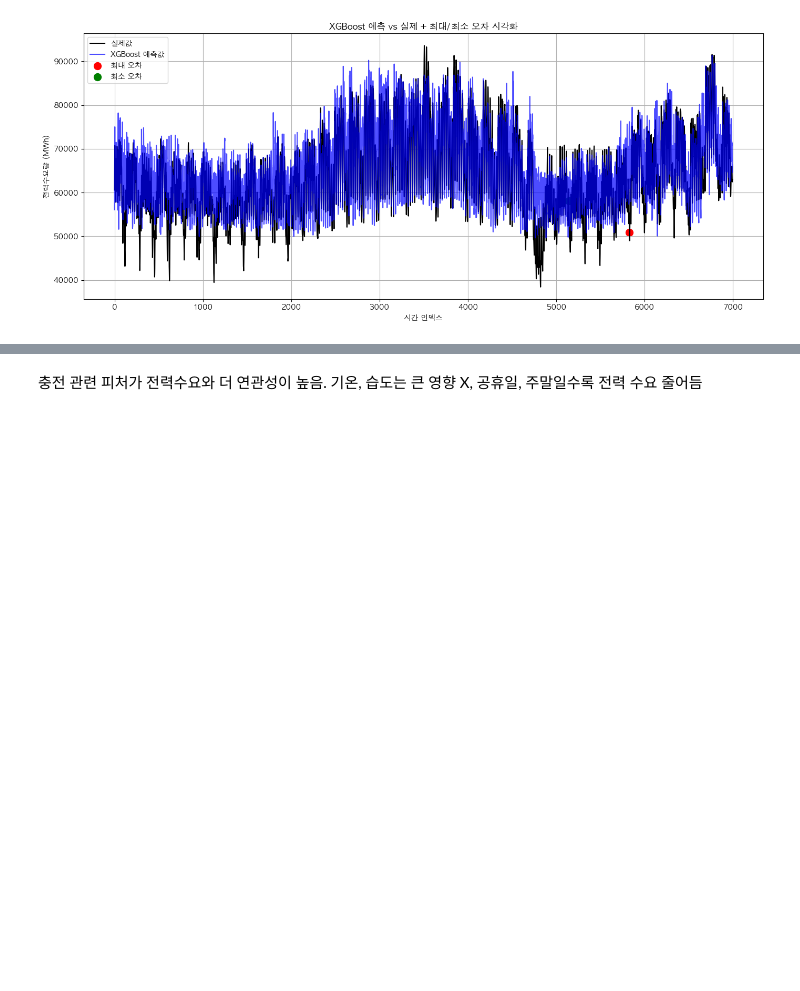
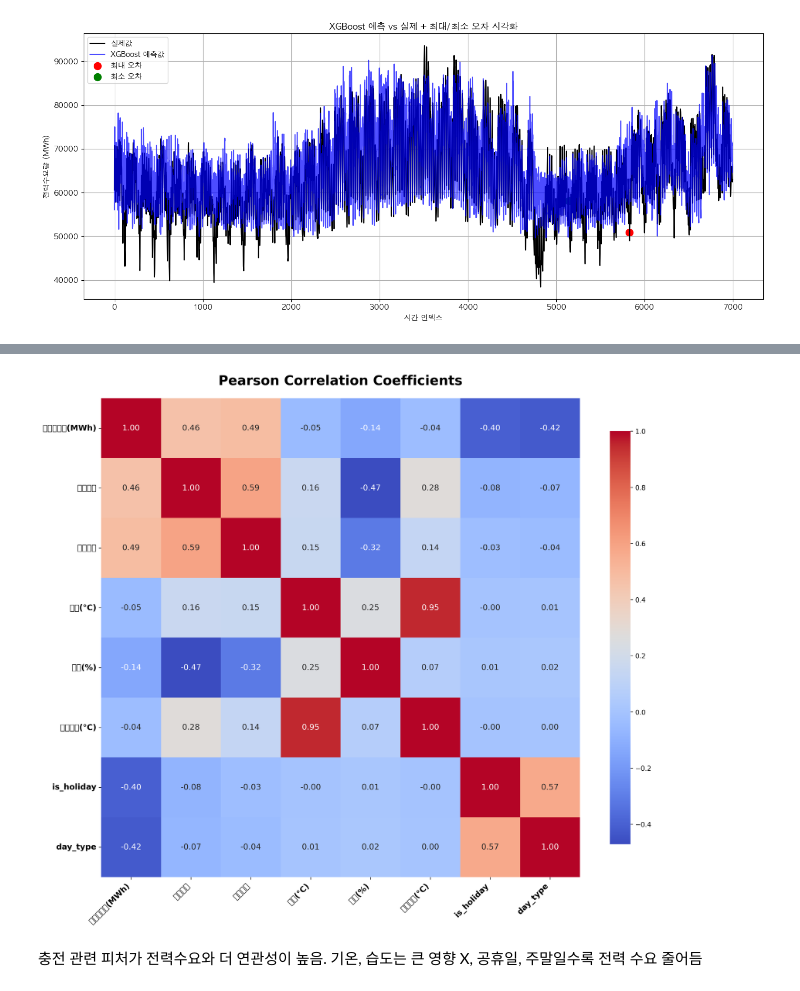
Before and after one commit to jeonjunhyeokk/LoadForeCasting_ML, a Jupyter notebook: Dataset.ipynb, the cells around one changed output, grey strips where cells are left out. Drawn from its saved outputs; the diff is of its cells as text; code cells hidden in the pictures; blank space fills up the shorter version.

```diff
--- a/Dataset.ipynb
+++ b/Dataset.ipynb
@@ -577,3 +637,47 @@ plt.show()
+# %%
+import pandas as pd
+import matplotlib.pyplot as plt
+import seaborn as sns
+
+# 1. 데이터 불러오기
+df = pd.read_csv("./archive/final_merged.csv")
+
+# 2. 범주형 변수 인코딩
+df["is_holiday"] = df["is_holiday"].astype(int)
+df["day_type"] = df["day_type"].astype(str).map({"weekday": 0, "weekend": 1})
+
+# 3. 수치형 데이터만 선택
+df_numeric = df.select_dtypes(include=["number"])
+
+# 4. 상관계수 계산 (피어슨)
+corr_matrix = df_numeric.corr(method="pearson")
+
+# 5. 시각화 (논문용 스타일)
+plt.figure(figsize=(14, 12), dpi=300)
+ax = sns.heatmap(
+    corr_matrix,
+    annot=True,
+    fmt=".2f",
+    cmap="coolwarm",
+    square=True,
+    annot_kws={"size": 12},  # 숫자 크기
+    cbar_kws={"shrink": 0.8}
+)
+
+# 영어 라벨로 변경
+ax.set_xticklabels(ax.get_xticklabels(), fontsize=12, fontweight="bold", rotation=45, ha="right")
+ax.set_yticklabels(ax.get_yticklabels(), fontsize=12, fontweight="bold", rotation=0)
+
+# 타이틀 영어 + Bold
+plt.title("Pearson Correlation Coefficients", fontsize=20, fontweight="bold", pad=20)
+
+plt.tight_layout()
+
+# 6. SVG로 저장 (고해상도, 논문용)
+plt.savefig("./archive/pearson_corr.svg", format="svg", dpi=300, bbox_inches="tight")
+plt.show()
+# %% [output]
+[figure, added]
 # %% [markdown]
 충전 관련 피처가 전력수요와 더 연관성이 높음. 기온, 습도는 큰 영향 X, 공휴일, 주말일수록 전력 수요 줄어듬
 # %% [markdown]
```
Also changed, not shown: parts of 8 cells of this notebook, 4 other files.
